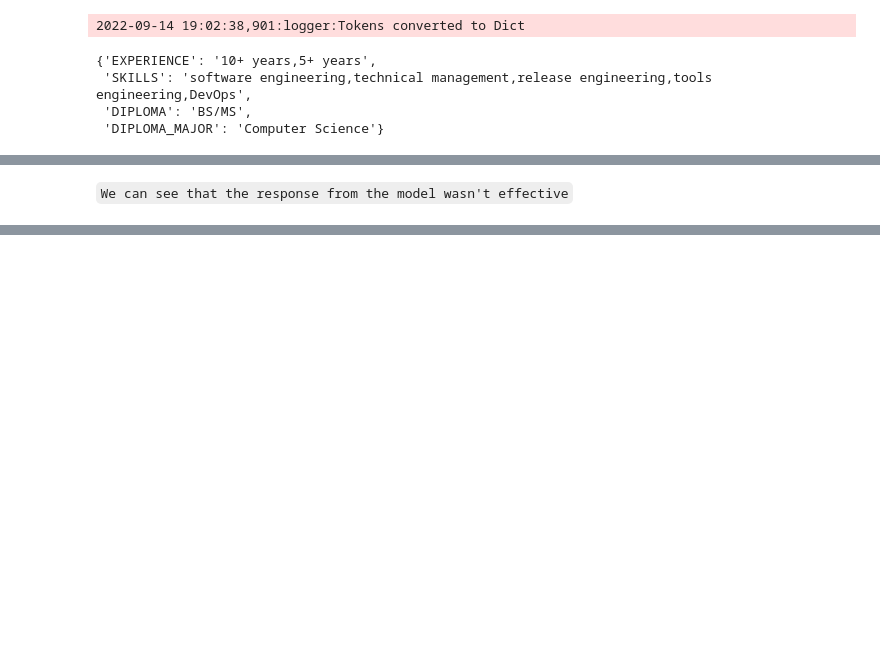
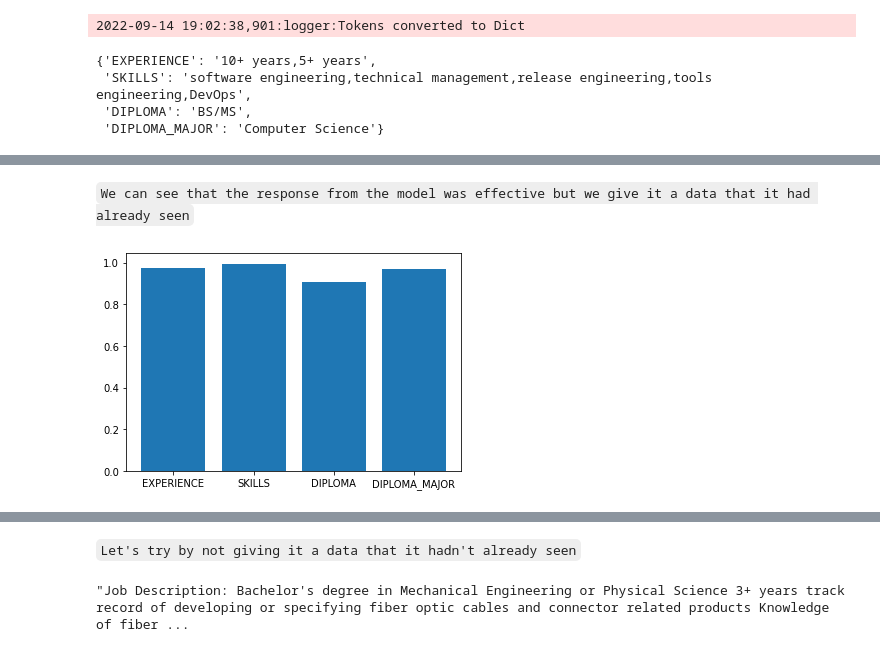
Before and after one commit to natyrix/Prompt-Engineering, a Jupyter notebook: notebooks/job_description_prompt.ipynb, the cells around one changed output, grey strips where cells are left out. Drawn from its saved outputs; the diff is of its cells as text; code cells hidden in the pictures; blank space fills up the shorter version.

Commit message:
Fine tune data prepared

```diff
--- a/notebooks/job_description_prompt.ipynb
+++ b/notebooks/job_description_prompt.ipynb
@@ -151,2 +152,6 @@ prediction_similarity
 # %% [markdown]
-`We can see that the response from the model wasn't effective`
+`We can see that the response from the model was effective but we give it a data that it had already seen`
+# %%
+propmt_pipeline.plot_result(prediction_similarity)
+# %% [output]
+[figure, added]
@@ -152,0 +159,8 @@ prediction_similarity
+# %% [markdown]
+`Let's try by not giving it a data that it hadn't already seen`
+# %%
+prompt = val
+prompt += f"\n\nJob Description: {test_data[3]['document'].strip()}"
+prompt
+# %% [output]
+"Job Description: Bachelor's degree in Mechanical Engineering or Physical Science 3+ years track record of developing or specifying fiber optic cables and connector related products Knowledge of fiber ...
```
Also changed, not shown: parts of 12 cells of this notebook, 2 other files.
